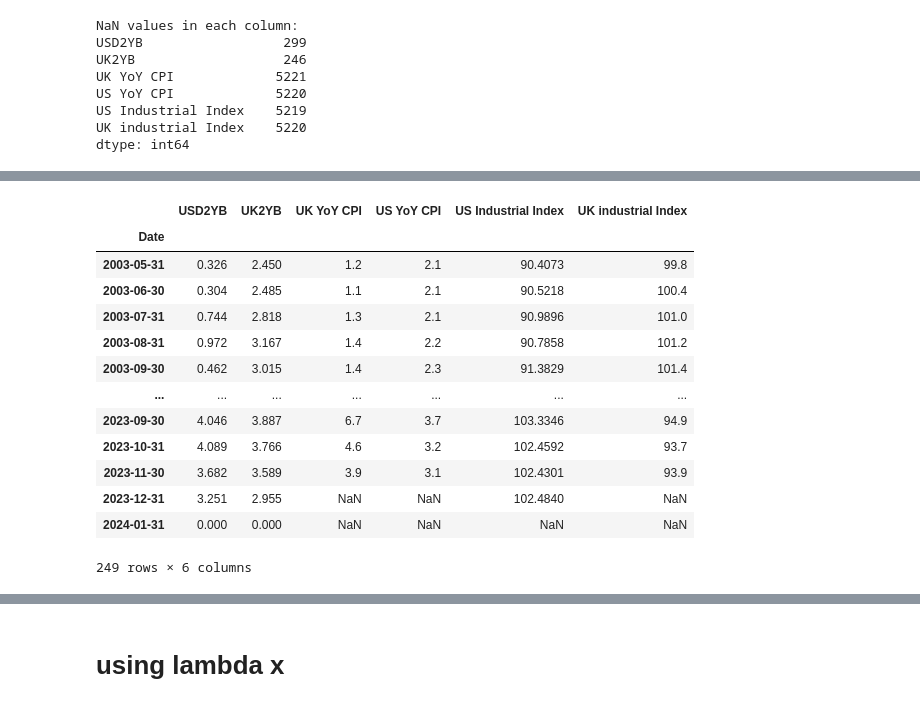
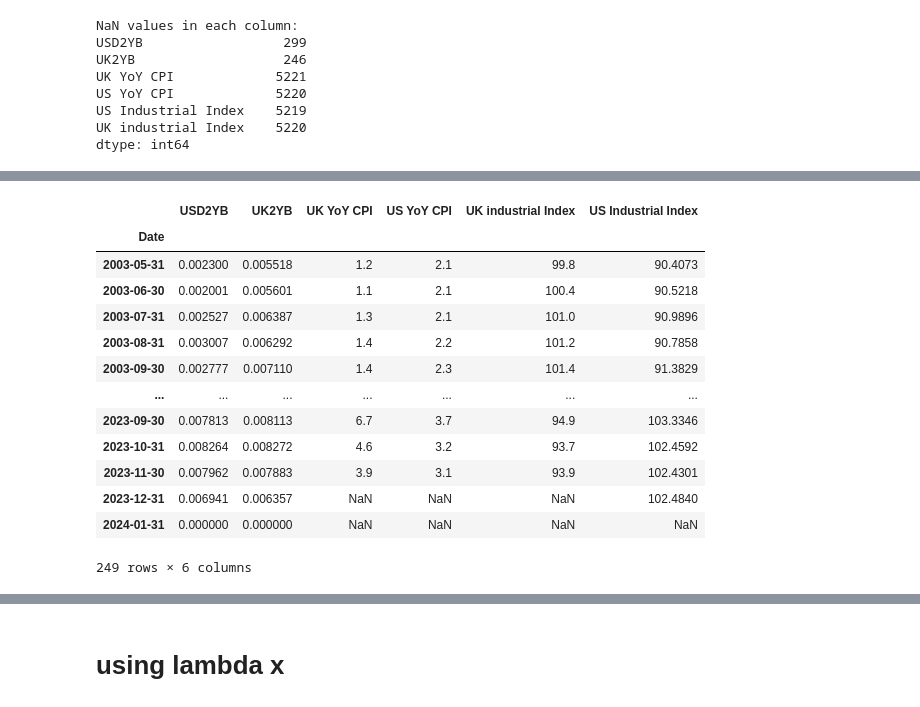
Before and after one commit to luisjo819UCLA/Portfolio-Finance-Project, a Jupyter notebook: GroupProject-1_applying .last function.ipynb, the cells around one changed output, grey strips where cells are left out. Cells and saved outputs as stored; diff of their text form; code cells hidden in the pictures.

```diff
--- a/GroupProject-1_applying .last function.ipynb
+++ b/GroupProject-1_applying .last function.ipynb
@@ -47,0 +53,8 @@ df.head()
+# %%
+#Im gonna try transform USD2YB and UK2YB to a daily frequency
+df['USD2YB'] = ((df['USD2YB']/100)+1)**(1/126)
+df['UK2YB'] = ((df['UK2YB']/100)+1)**(1/126)
+# %%
+#Im gonna transform the USD2YB and UK2YB to a log return
+df['USD2YB'] = np.log(df['USD2YB'])
+df['UK2YB'] = np.log(df['UK2YB'])
@@ -63,18 +90,0 @@ dtype: int64
-# %%
-import pandas as pd
-
-# Assuming df is your DataFrame with a datetime index and the specified columns
-
-# Convert the index to datetime if needed
-df.index = pd.to_datetime(df.index)
-
-# Resample to monthly frequency and use .last() for CPI and Industrial Index
-df = df.resample('M').last()
-
-# For 'USD2YB' and 'UK2YB', multiply the values for each month
-df['USD2YB'] = df.resample('M')['USD2YB'].prod() - 1
-df['UK2YB'] = df.resample('M')['UK2YB'].prod() - 1
-
-# Now, df_monthly contains the monthly data with .last() for CPI and Industrial Index
-# and multiplication for 'USD2YB' and 'UK2YB'
-df
@@ -95,0 +91,5 @@ df
+# %%
+#Im gonna resample the data to a monthly frequency. For USD2YB and UK2YB we are gonna use the sum of the log returns, and for the rest of the columns we are gonna use the last value of the month.
+
+df2 = df.resample('M').agg({'USD2YB':'sum', 'UK2YB':'sum', 'UK YoY CPI':'last', 'US YoY CPI':'last', 'UK industrial Index':'last', 'US Industrial Index':'last'})
+df2
@@ -96,24 +111,24 @@ df
 # %%
 # Specify the columns to be shifted
 columns_to_shift = ['UK YoY CPI', 'US YoY CPI', 'US Industrial Index', 'UK industrial Index']
 
 # Shift the specified columns using .shift(-1)
-df[columns_to_shift] = df[columns_to_shift].shift(-1)
+df2[columns_to_shift] = df2[columns_to_shift].shift(-1)
 
 # Display the resulting DataFrame with shifted columns
-df
+df2
 # %% [output]
-|  | USD2YB | UK2YB | UK YoY CPI | US YoY CPI | US Industrial Index | UK industrial Index |
+|  | USD2YB | UK2YB | UK YoY CPI | US YoY CPI | UK industrial Index | US Industrial Index |
 | Date |  |  |  |  |  |  |
-| 2003-05-31 | 0.326 | 2.450 | 1.2 | 2.1 | 90.4073 | 99.8 |
-| 2003-06-30 | 0.304 | 2.485 | 1.1 | 2.1 | 90.5218 | 100.4 |
-| 2003-07-31 | 0.744 | 2.818 | 1.3 | 2.1 | 90.9896 | 101.0 |
-| 2003-08-31 | 0.972 | 3.167 | 1.4 | 2.2 | 90.7858 | 101.2 |
-| 2003-09-30 | 0.462 | 3.015 | 1.4 | 2.3 | 91.3829 | 101.4 |
+| 2003-05-31 | 0.002300 | 0.005518 | 1.2 | 2.1 | 99.8 | 90.4073 |
+| 2003-06-30 | 0.002001 | 0.005601 | 1.1 | 2.1 | 100.4 | 90.5218 |
+| 2003-07-31 | 0.002527 | 0.006387 | 1.3 | 2.1 | 101.0 | 90.9896 |
+| 2003-08-31 | 0.003007 | 0.006292 | 1.4 | 2.2 | 101.2 | 90.7858 |
+| 2003-09-30 | 0.002777 | 0.007110 | 1.4 | 2.3 | 101.4 | 91.3829 |
 | ... | ... | ... | ... | ... | ... | ... |
-| 2023-09-30 | 4.046 | 3.887 | 6.7 | 3.7 | 103.3346 | 94.9 |
-| 2023-10-31 | 4.089 | 3.766 | 4.6 | 3.2 | 102.4592 | 93.7 |
-| 2023-11-30 | 3.682 | 3.589 | 3.9 | 3.1 | 102.4301 | 93.9 |
-| 2023-12-31 | 3.251 | 2.955 | NaN | NaN | 102.4840 | NaN |
-| 2024-01-31 | 0.000 | 0.000 | NaN | NaN | NaN | NaN |
+| 2023-09-30 | 0.007813 | 0.008113 | 6.7 | 3.7 | 94.9 | 103.3346 |
+| 2023-10-31 | 0.008264 | 0.008272 | 4.6 | 3.2 | 93.7 | 102.4592 |
+| 2023-11-30 | 0.007962 | 0.007883 | 3.9 | 3.1 | 93.9 | 102.4301 |
+| 2023-12-31 | 0.006941 | 0.006357 | NaN | NaN | NaN | 102.4840 |
+| 2024-01-31 | 0.000000 | 0.000000 | NaN | NaN | NaN | NaN |
 249 rows × 6 columns
```
Also changed, not shown: parts of 15 cells of this notebook.
